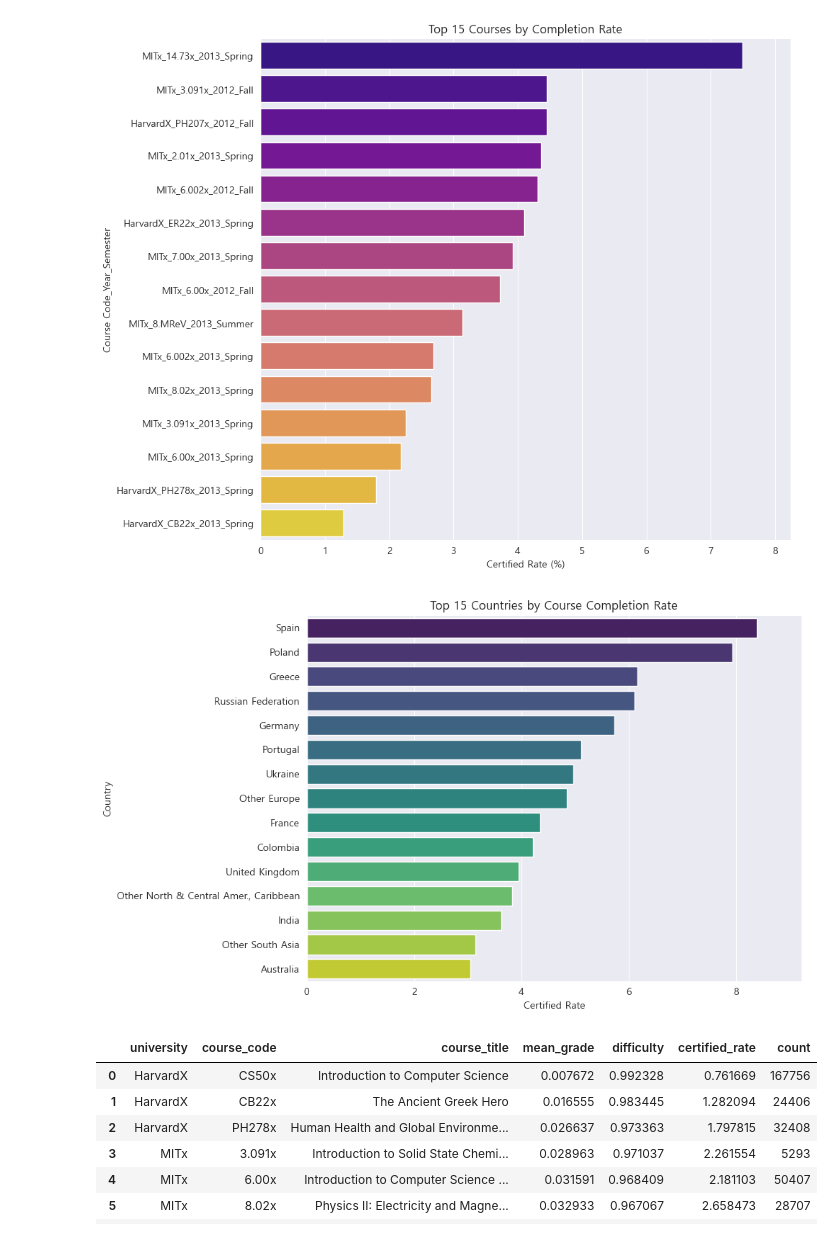
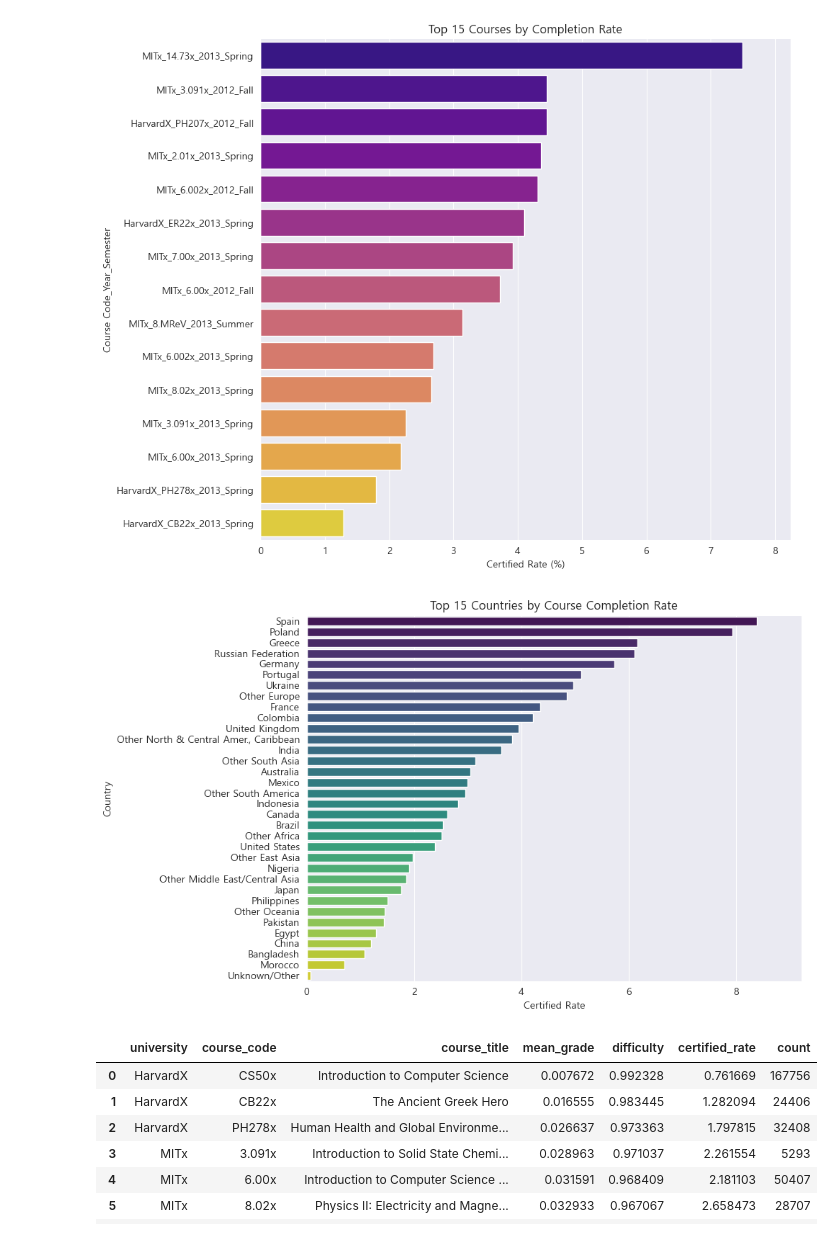
Before and after one commit to sasangkyoo/Omakase, a Jupyter notebook: Check Process2.ipynb, the cells around one changed output. Saved outputs shown, nothing was run; the diff lists cells and outputs as text; code cells hidden in the pictures.

```diff
--- a/Check Process2.ipynb
+++ b/Check Process2.ipynb
@@ -15,7 +15,7 @@ plt.rcParams['font.family'] = 'Malgun Gothic'
 plt.rcParams['axes.unicode_minus'] = False
 
 # 데이터 로드
-df = pd.read_csv("preprocessed_course_data.csv")
+df = pd.read_csv("../preprocessed_course_data.csv")
 # %%
 activity_cols = ['nevents', 'ndays_act', 'nchapters', 'nforum_posts']
 outcome_cols = ['grade', 'certified']
@@ -81,27 +81,27 @@ plt.show()
 # %%
 # 국가별 수료율 계산
 country_certified_rate = (
     df.groupby('final_cc_cname_DI')['certified']
     .agg(['count', 'sum'])
     .rename(columns={'count': 'registered', 'sum': 'certified'})
     .assign(certified_rate=lambda x: x['certified'] / x['registered'] * 100)
     .reset_index()
     .sort_values(by='certified_rate', ascending=False)
 )
 
 # 상위 15개 국가만 시각화 (수료율 높은 순)
-top_countries = country_certified_rate.head(15)
+top_countries = country_certified_rate
 
 plt.figure(figsize=(10, 6))
 sns.barplot(data=top_countries, x='certified_rate', y='final_cc_cname_DI', palette='viridis')
 plt.xlabel('Certified Rate')
 plt.ylabel('Country')
 plt.title('Top 15 Countries by Course Completion Rate')
 plt.xlim(0, top_countries['certified_rate'].max() * 1.1)
 plt.tight_layout()
 plt.show()
 # %% [output]
-[figure, old version]
+[figure, new version]
 # %%
 # 필요한 컬럼만 로드
 use_cols = [
```
Also changed, not shown: parts of 5 cells of this notebook.
